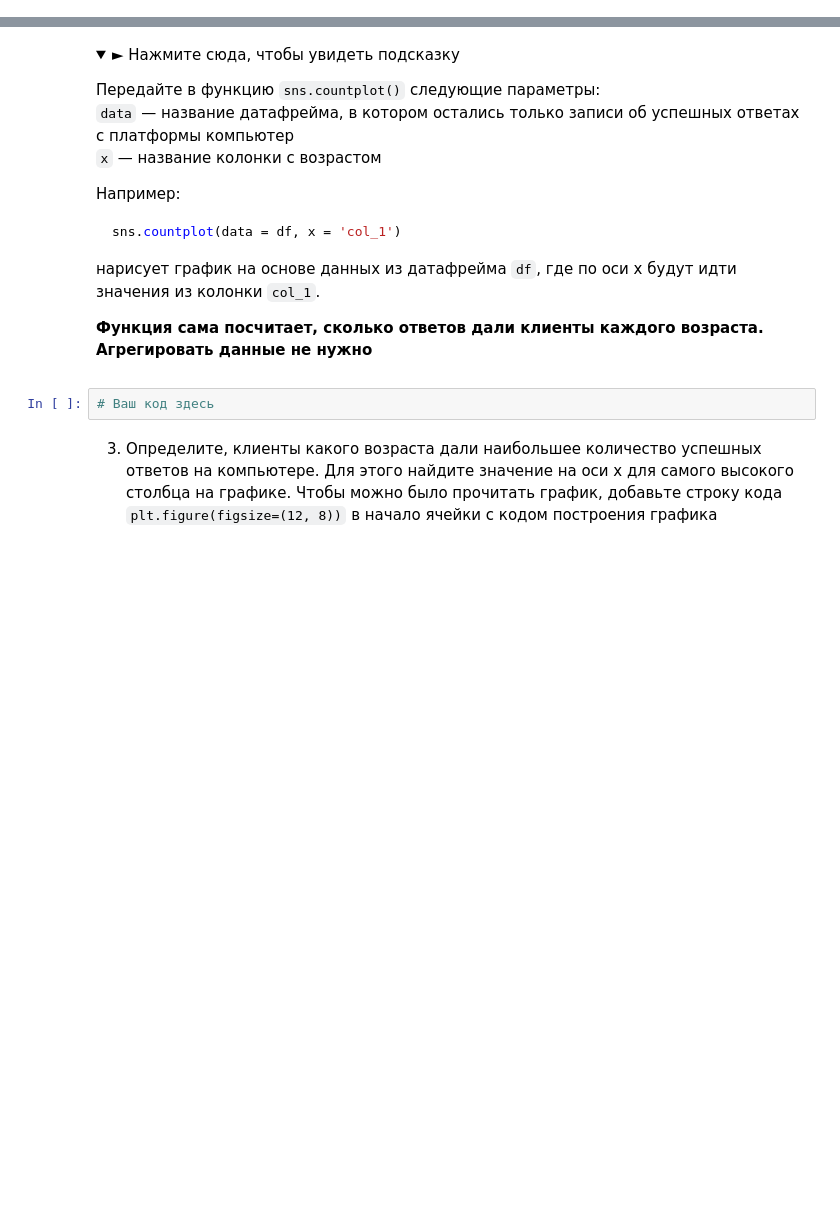
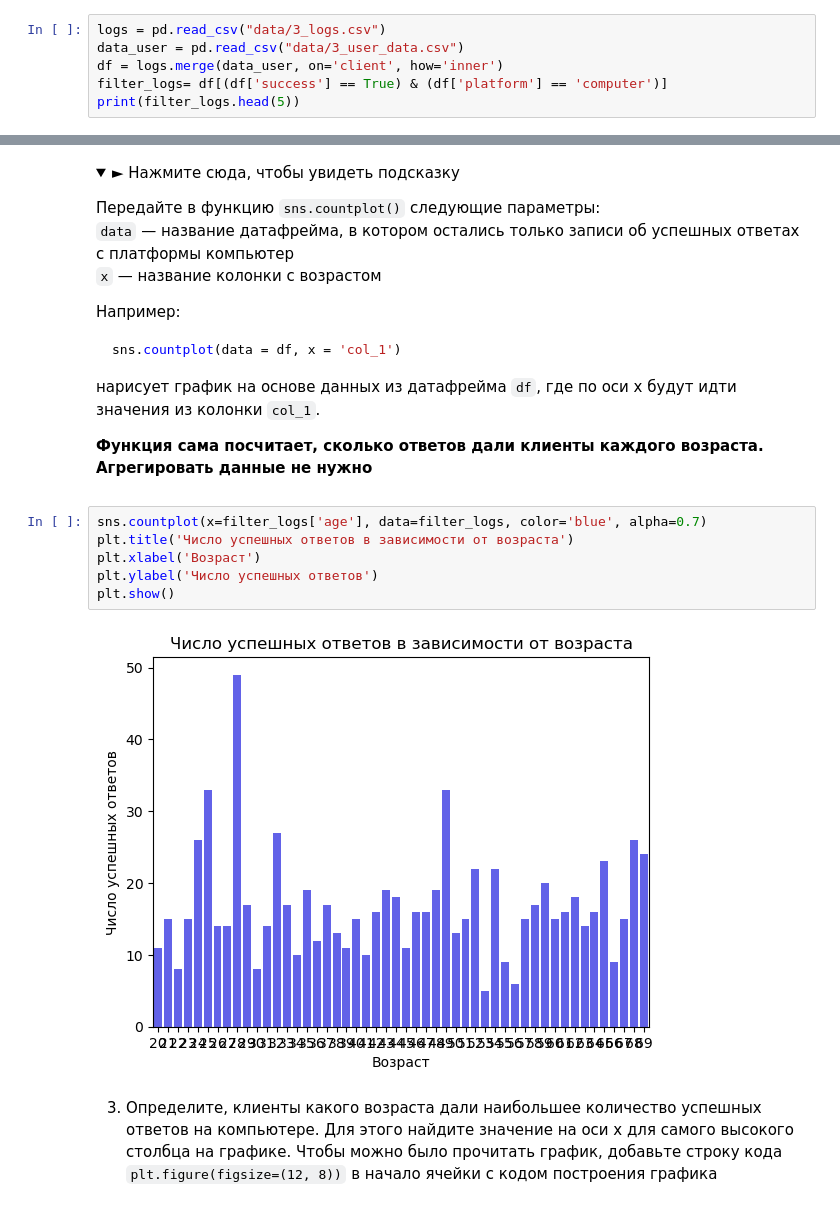
Before and after one commit to T-yomcha/Studying-data-analytics, a Jupyter notebook: 3_advanced_calculations_and_visualization_Homework.ipynb, the cells around one changed output, grey strips where cells are left out. Drawn from its saved outputs; the diff is of its cells as text; folded sections open; blank space fills up the shorter version.

```diff
--- a/3_advanced_calculations_and_visualization_Homework.ipynb
+++ b/3_advanced_calculations_and_visualization_Homework.ipynb
@@ -893,0 +1102,6 @@ df.some_method()
+# %%
+logs = pd.read_csv("data/3_logs.csv")
+data_user = pd.read_csv("data/3_user_data.csv")
+df = logs.merge(data_user, on='client', how='inner')
+filter_logs= df[(df['success'] == True) & (df['platform'] == 'computer')]
+print(filter_logs.head(5))
@@ -911,8 +1132,14 @@ sns.countplot(data = df, x = 'col_1')
 **Функция сама посчитает, сколько ответов дали клиенты каждого возраста. Агрегировать данные не нужно**
 </p>
 </details>
-# %%
-# Ваш код здесь
+# %%
+sns.countplot(x=filter_logs['age'], data=filter_logs, color='blue', alpha=0.7)
+plt.title('Число успешных ответов в зависимости от возраста')
+plt.xlabel('Возраст')
+plt.ylabel('Число успешных ответов')
+plt.show()
+# %% [output]
+[figure, added]
 # %% [markdown]
 3. Определите, клиенты какого возраста дали наибольшее количество успешных ответов на компьютере. Для этого найдите значение на оси х для самого высокого столбца на графике. Чтобы можно было прочитать график, добавьте строку кода `plt.figure(figsize=(12, 8))` в начало ячейки c кодом построения графика
 # %% [markdown]
```
Also changed, not shown: parts of 57 cells of this notebook.
